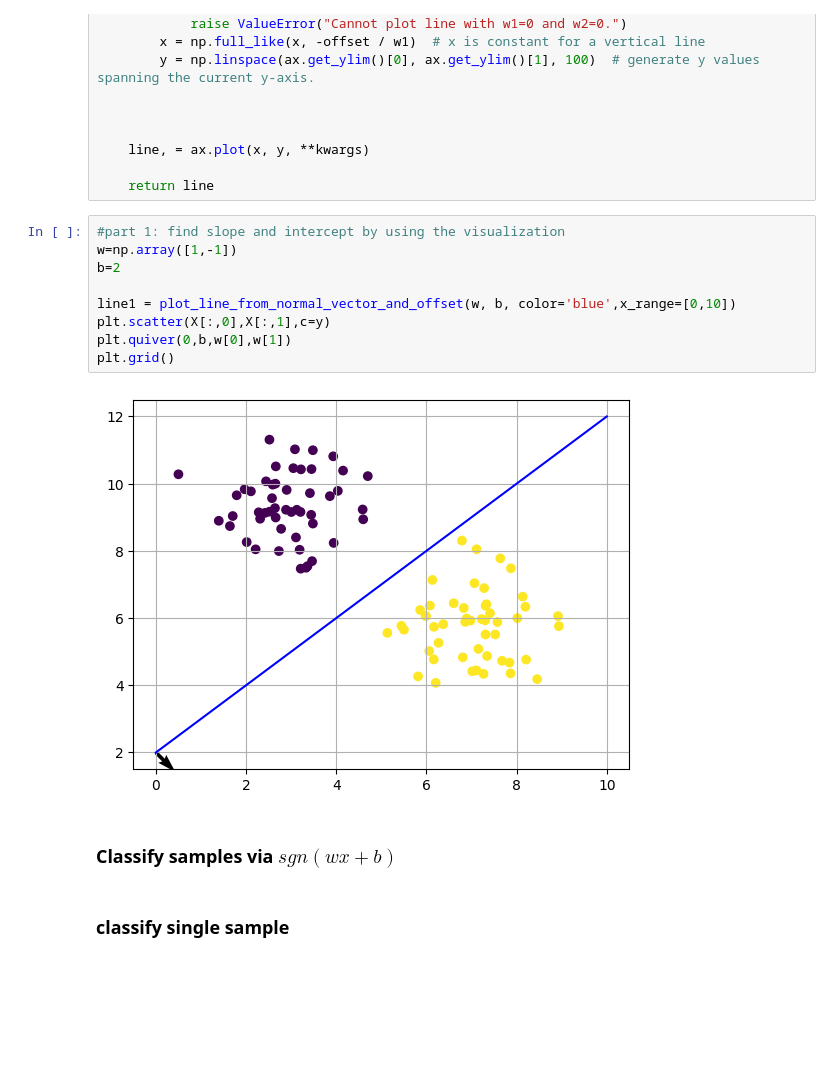
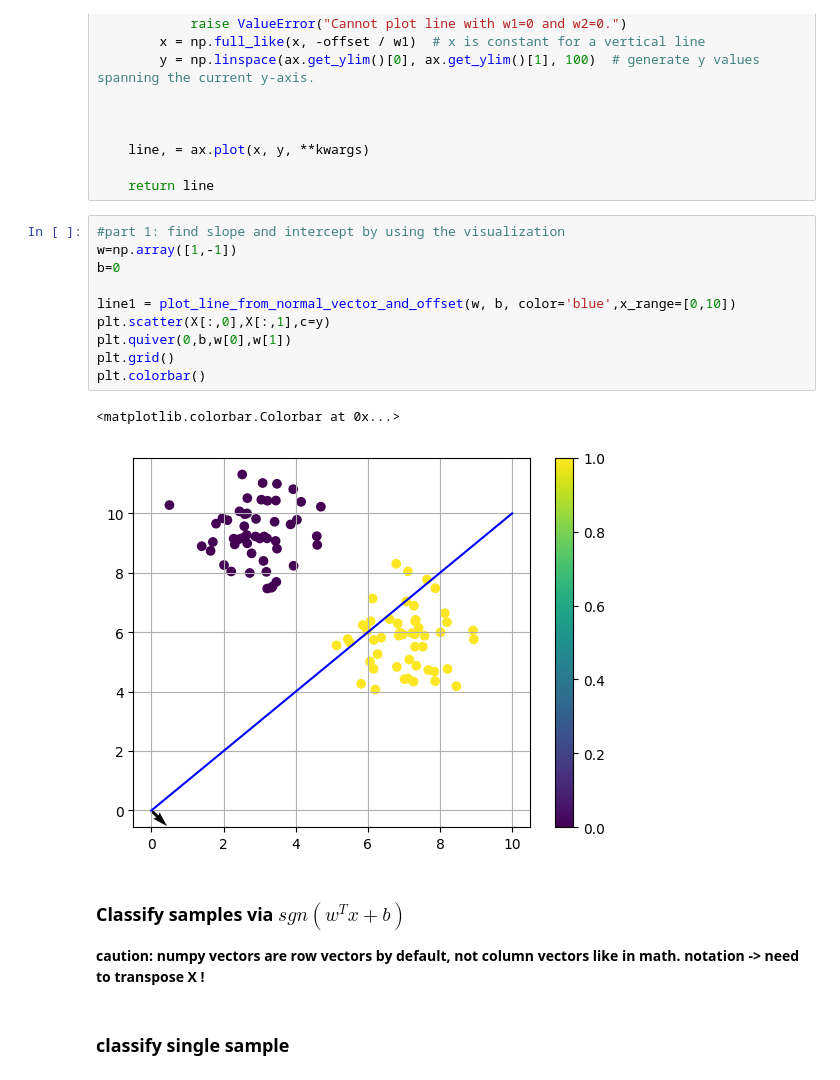
Before and after one commit to keuperj/DeepLearning26, a Jupyter notebook: block_2/A_simple_Perceptron_in_NumPy.ipynb, the cells around one changed output. Saved outputs shown, nothing was run; the diff lists cells and outputs as text; blank space fills up the shorter version.

```diff
--- a/block_2/A_simple_Perceptron_in_NumPy.ipynb
+++ b/block_2/A_simple_Perceptron_in_NumPy.ipynb
@@ -80,16 +80,20 @@ def plot_line_from_normal_vector_and_offset(normal_vector, offset, x_range=None,
 # %%
 #part 1: find slope and intercept by using the visualization
 w=np.array([1,-1])
-b=2
+b=0
 
 line1 = plot_line_from_normal_vector_and_offset(w, b, color='blue',x_range=[0,10])
 plt.scatter(X[:,0],X[:,1],c=y)
 plt.quiver(0,b,w[0],w[1])
 plt.grid()
+plt.colorbar()
 # %% [output]
+<matplotlib.colorbar.Colorbar at 0x...>
-[figure, old version]
+[figure, new version]
-# %% [markdown]
-### Classify samples via $sgn(wx+b)$
+# %% [markdown]
+### Classify samples via $sgn(w^Tx+b)$
+
+**caution: numpy vectors are row vectors by default, not column vectors like in math. notation -> need to transpose X !**
 # %% [markdown]
 ### classify single sample
 # %%
```
Also changed, not shown: parts of 2 cells of this notebook.
